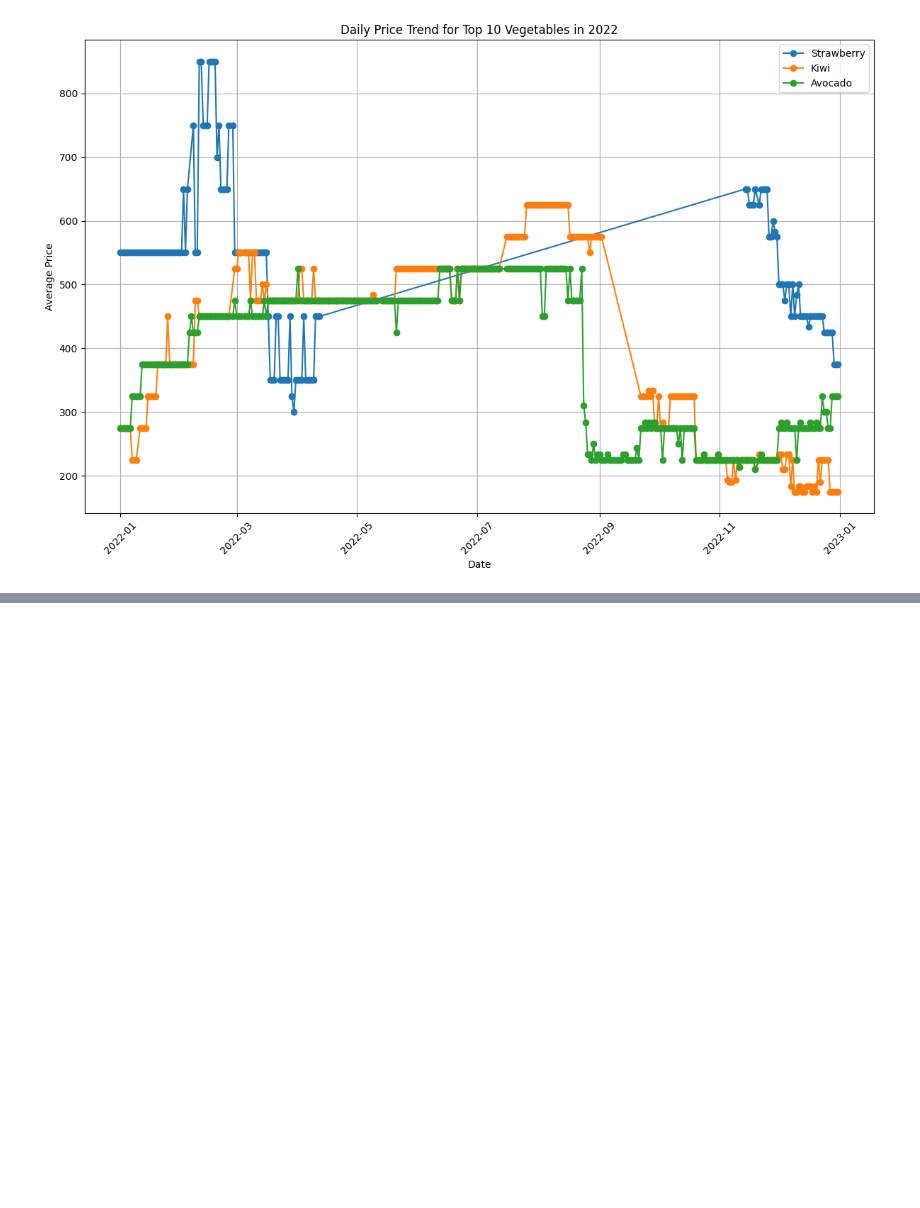
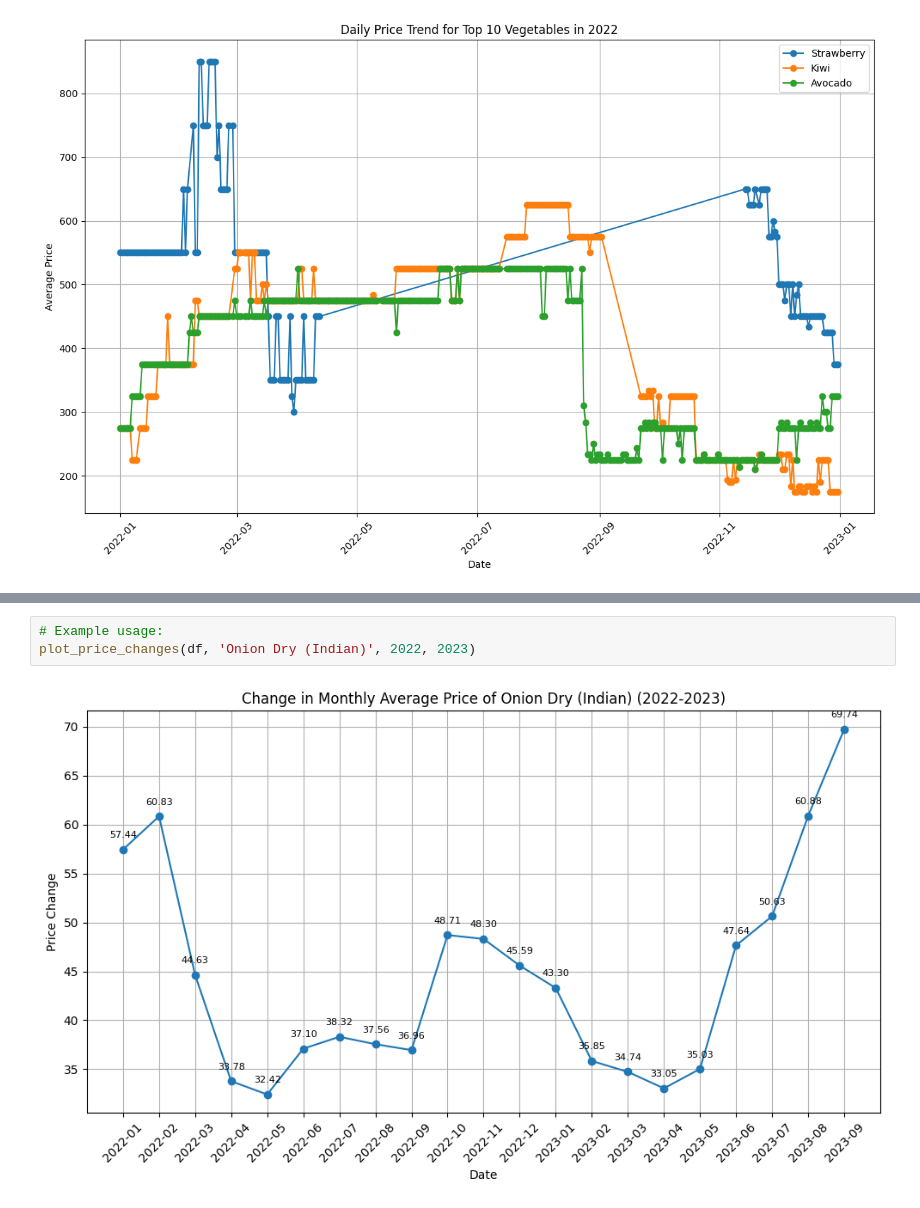
Before and after one commit to Rk-Pudasaini/Data_Analysis, a Jupyter notebook: Kalimati_tarkari_price_analysis.ipynb, the cells around one changed output, grey strips where cells are left out. Drawn from its saved outputs; the diff is of its cells as text; blank space fills up the shorter version.

```diff
--- a/Kalimati_tarkari_price_analysis.ipynb
+++ b/Kalimati_tarkari_price_analysis.ipynb
@@ -279,0 +411,5 @@ plot_monthly_avg_price(df, 'Onion Dry (Indian)', 2013, 2023)
+# %%
+# Example usage:
+plot_price_changes(df, 'Onion Dry (Indian)', 2022, 2023)
+# %% [output]
+[figure, added]
```
Also changed, not shown: parts of 7 cells of this notebook.
